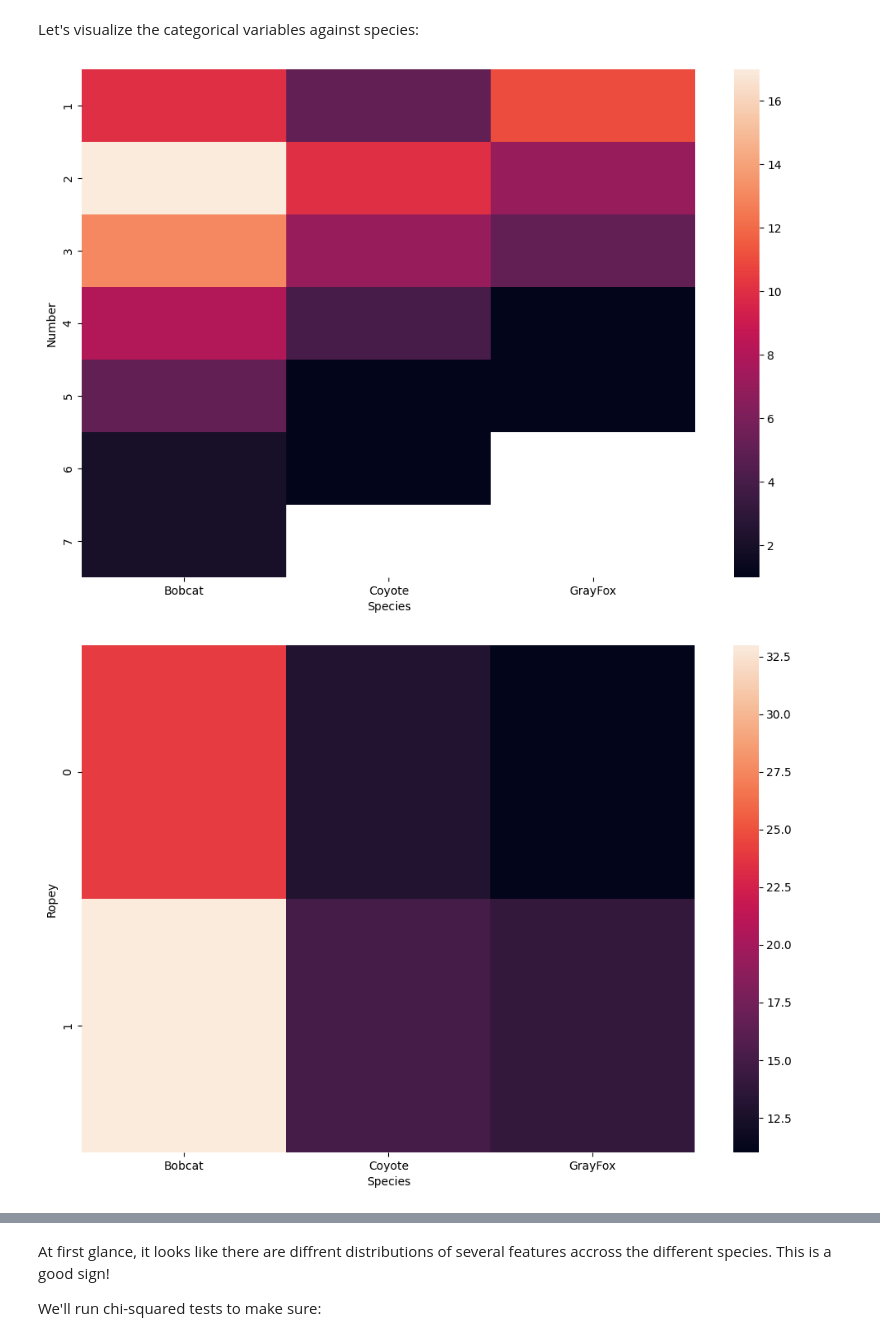
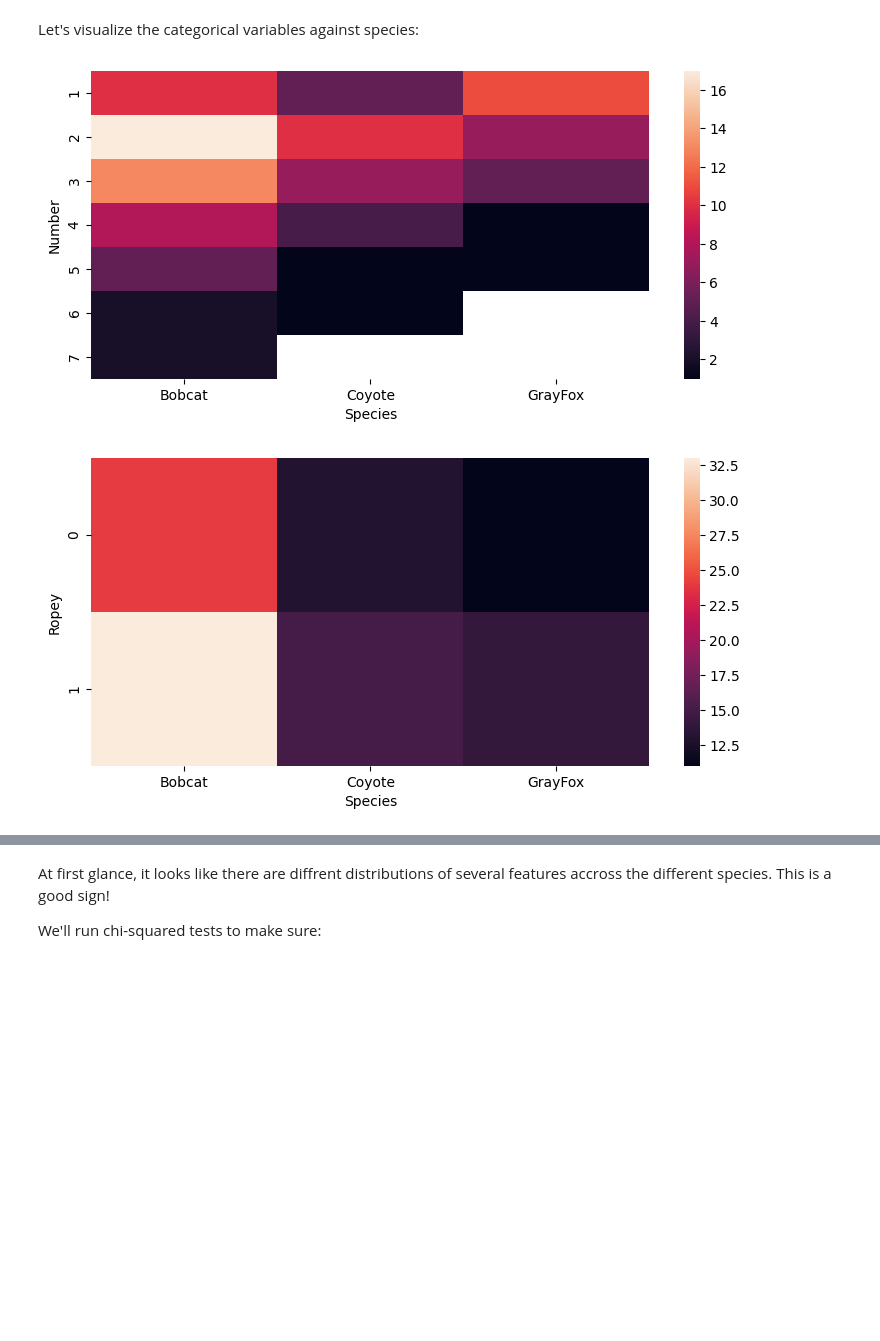
Before and after one commit to JacksonRolando/DataScience, a Jupyter notebook: 4_Assessment/rolando_lab4.ipynb, the cells around one changed output, grey strips where cells are left out. Drawn from its saved outputs; the diff is of its cells as text; code cells hidden in the pictures; blank space fills up the shorter version.

```diff
--- a/4_Assessment/rolando_lab4.ipynb
+++ b/4_Assessment/rolando_lab4.ipynb
@@ -323,6 +323,7 @@ for col in cont_cols:
     df_to_plot = df
     if(col == 'Diameter'):
         df_to_plot = df[df["Diameter"] != 0]
+    plt.figure(figsize=(6, 4))
     ax = sns.boxplot(x='Species', y=col, data=df_to_plot)
     ax.set_title('species vs ' + col)
     ax.set_xlabel('species')
@@ -389,13 +390,13 @@ Let's visualize the categorical variables against species:
 # %%
 
 cat_cols = ["Number", "Ropey", "Segmented", "Flat", "Scrape"]
 
 for col in cat_cols:
-    plt.figure(figsize=(12, 8))
+    plt.figure(figsize=(9, 4))
     sns.heatmap(df.value_counts(subset=["Species", col]).unstack(level=0))
     ax.set_title(col.capitalize() + " vs Species")
     ax.set_xticklabels(ax.get_xticklabels(), rotation = 90)
     plt.show()
 # %% [output]
-[figure, old version]
+[figure, new version]
-[figure, old version]
+[figure, new version]
```
Also changed, not shown: parts of 3 cells of this notebook, 5 other files.
